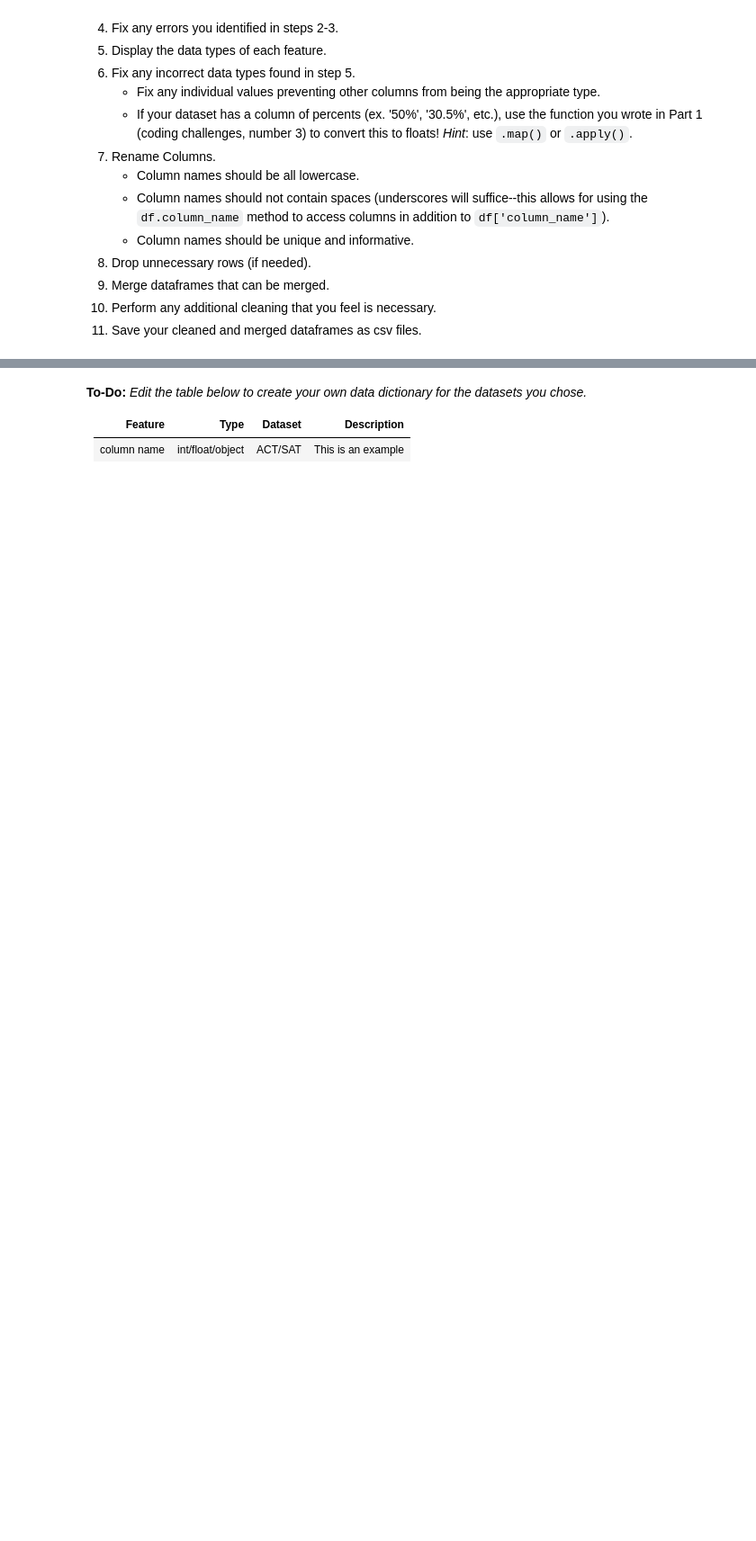
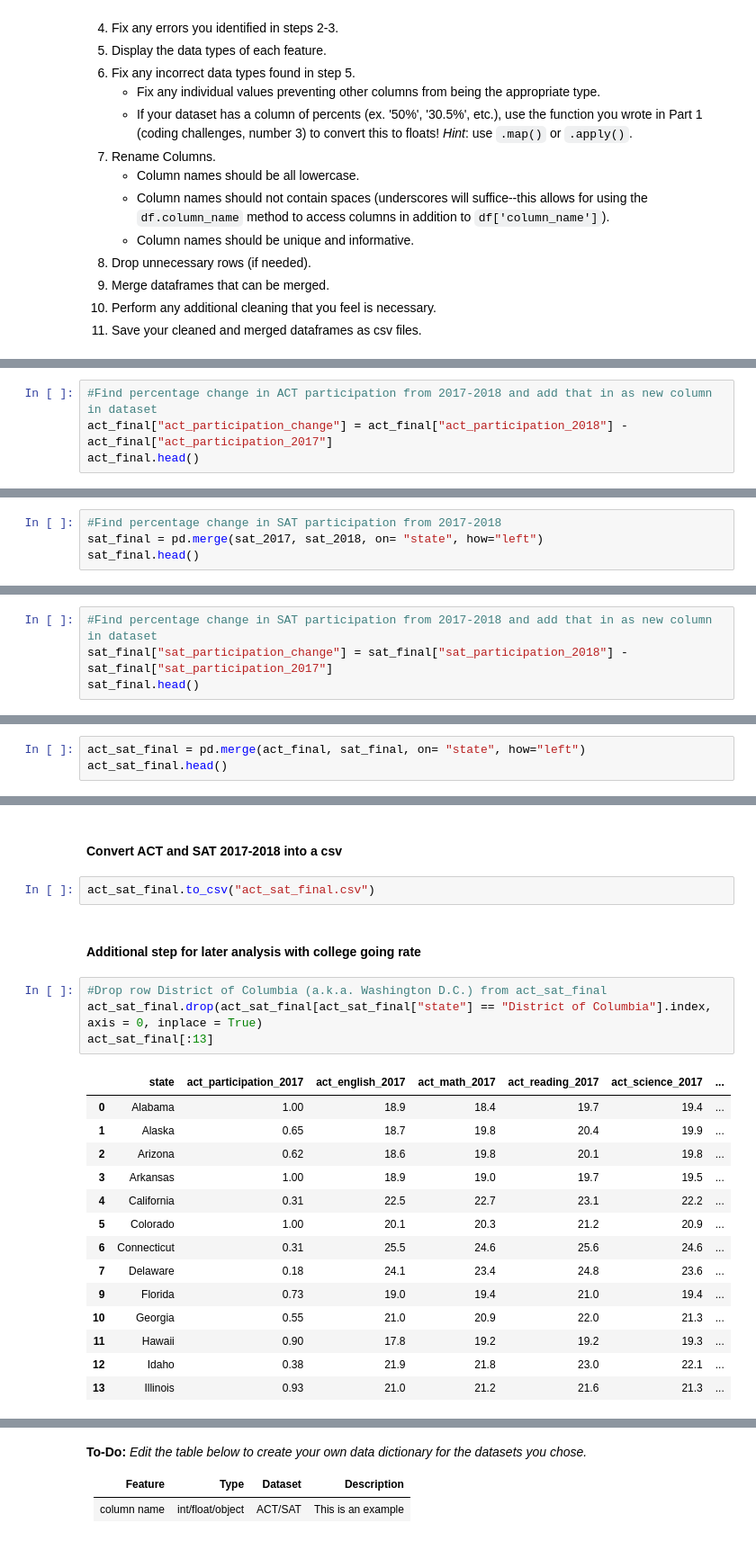
Before and after one commit to salonzzz/DSI25_project1, a Jupyter notebook: code/starter-code.ipynb, the cells around one changed output, grey strips where cells are left out. Shown: that part at 90% size. Drawn from its saved outputs; the diff is of its cells as text; blank space fills up the shorter version.

```diff
--- a/code/starter-code.ipynb
+++ b/code/starter-code.ipynb
@@ -150,0 +681,4 @@ Import the datasets that you selected for this project and go through the follow
+# %%
+#Find percentage change in ACT participation from 2017-2018 and add that in as new column in dataset
+act_final["act_participation_change"] = act_final["act_participation_2018"] - act_final["act_participation_2017"]
+act_final.head()
@@ -150,0 +694,4 @@ Import the datasets that you selected for this project and go through the follow
+# %%
+#Find percentage change in SAT participation from 2017-2018
+sat_final = pd.merge(sat_2017, sat_2018, on= "state", how="left")
+sat_final.head()
@@ -150,0 +705,4 @@ Import the datasets that you selected for this project and go through the follow
+# %%
+#Find percentage change in SAT participation from 2017-2018 and add that in as new column in dataset
+sat_final["sat_participation_change"] = sat_final["sat_participation_2018"] - sat_final["sat_participation_2017"]
+sat_final.head()
@@ -150,0 +718,3 @@ Import the datasets that you selected for this project and go through the follow
+# %%
+act_sat_final = pd.merge(act_final, sat_final, on= "state", how="left")
+act_sat_final.head()
@@ -150,0 +728,25 @@ Import the datasets that you selected for this project and go through the follow
+# %% [markdown]
+#### Convert ACT and SAT 2017-2018 into a csv
+# %%
+act_sat_final.to_csv("act_sat_final.csv")
+# %% [markdown]
+#### Additional step for later analysis with college going rate
+# %%
+#Drop row District of Columbia (a.k.a. Washington D.C.) from act_sat_final
+act_sat_final.drop(act_sat_final[act_sat_final["state"] == "District of Columbia"].index, axis = 0, inplace = True)
+act_sat_final[:13]
+# %% [output]
+|  | state | act_participation_2017 | act_english_2017 | act_math_2017 | act_reading_2017 | act_science_2017 | ... |
+| 0 | Alabama | 1.00 | 18.9 | 18.4 | 19.7 | 19.4 | ... |
+| 1 | Alaska | 0.65 | 18.7 | 19.8 | 20.4 | 19.9 | ... |
+| 2 | Arizona | 0.62 | 18.6 | 19.8 | 20.1 | 19.8 | ... |
+| 3 | Arkansas | 1.00 | 18.9 | 19.0 | 19.7 | 19.5 | ... |
+| 4 | California | 0.31 | 22.5 | 22.7 | 23.1 | 22.2 | ... |
+| 5 | Colorado | 1.00 | 20.1 | 20.3 | 21.2 | 20.9 | ... |
+| 6 | Connecticut | 0.31 | 25.5 | 24.6 | 25.6 | 24.6 | ... |
+| 7 | Delaware | 0.18 | 24.1 | 23.4 | 24.8 | 23.6 | ... |
+| 9 | Florida | 0.73 | 19.0 | 19.4 | 21.0 | 19.4 | ... |
+| 10 | Georgia | 0.55 | 21.0 | 20.9 | 22.0 | 21.3 | ... |
+| 11 | Hawaii | 0.90 | 17.8 | 19.2 | 19.2 | 19.3 | ... |
+| 12 | Idaho | 0.38 | 21.9 | 21.8 | 23.0 | 22.1 | ... |
+| 13 | Illinois | 0.93 | 21.0 | 21.2 | 21.6 | 21.3 | ... |
```
Also changed, not shown: parts of 73 cells of this notebook, 5 other files.
